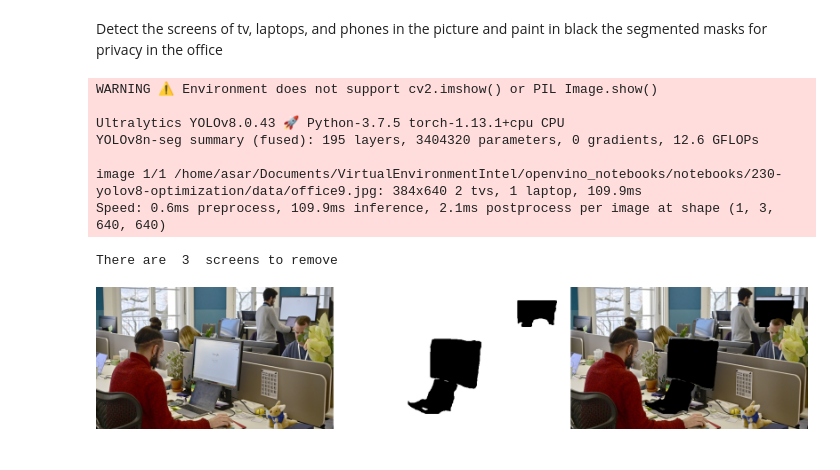
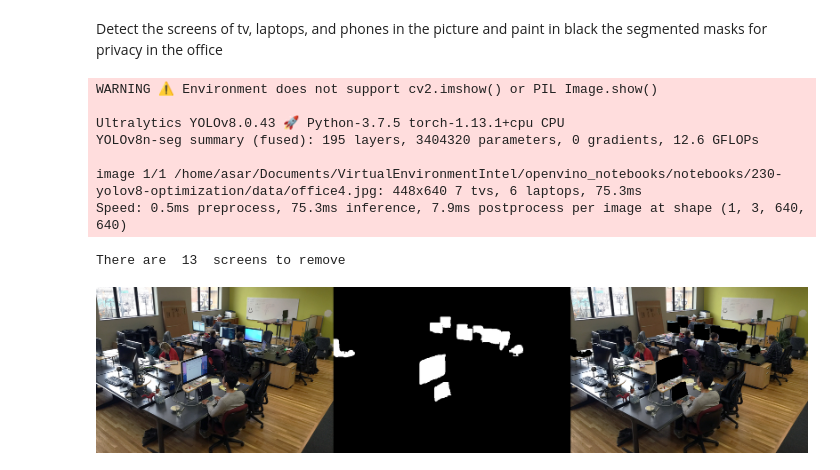
Before and after one commit to allosart/RemoveScreensYOLO, a Jupyter notebook: RemoveScreensYOLO.ipynb, the cells around one changed output. Cells and saved outputs as stored; diff of their text form; code cells hidden in the pictures.

```diff
--- a/RemoveScreensYOLO.ipynb
+++ b/RemoveScreensYOLO.ipynb
@@ -14,7 +14,7 @@ from pathlib import Path
 # %% [markdown]
 Detect the screens of tv, laptops, and phones in the picture and paint in black the segmented masks for privacy in the office
 # %%
-path_of_image = "./data/office9.jpg"
+path_of_image = "./data/office4.jpg"
 models_dir = Path('./models')
 models_dir.mkdir(exist_ok=True)
 IMAGE_PATH = Path(path_of_image)
@@ -25,42 +25,42 @@ seg_model = YOLO(models_dir / f'{SEG_MODEL_NAME}.pt')
 results = seg_model.predict(IMAGE_PATH, classes=[62,63,67], show=True, hide_labels=True, hide_conf=True)
 result = results[0]
 
-# Get the required information about the masks
+# Get the required information about the mask
 mask_data = list((result.masks.masks).size())
 detected_screens = mask_data[0]
 mask_shape_h = mask_data[1]
 mask_shape_w = mask_data[2]
 
 print("There are ", str(detected_screens), " screens to remove")
 
 # Resize image to mask
 inputImg = cv2.imread(path_of_image)
-inputImg_resized = cv2.resize(inputImg, (final_mask.shape[1], final_mask.shape[0]))
+inputImg_resized = cv2.resize(inputImg, (mask_shape_w, mask_shape_h))
 #cv2_imshow(inputImg_resized)
 
 # Put together all the segmented masks for the detected screens to obtain a mask for all the screens in the picture
 mask = np.zeros([mask_shape_h, mask_shape_w])
 for i in range(len(result.masks.masks)):
     mask = mask + result.masks.masks[i].numpy()
 final_mask = (mask * 255).astype("uint8")
-final_mask = cv2.bitwise_not(final_mask)
 #cv2_imshow(final_mask)
 
-# Apply mask and show image
-masked = cv2.bitwise_and(inputImg_resized, inputImg_resized , mask = final_mask)
-#cv2_imshow(masked)
+# Apply mask to a copy of the original image
+masked_result = inputImg_resized.copy()
+masked_result[final_mask!=0] = (0,0,0)
+#cv2_imshow(masked_result)
 
 # Display the original picture, the mask, and the masked outcome
 final_mask_3_channels = cv2.cvtColor(final_mask, cv2.COLOR_GRAY2BGR)
-numpy_horizontal = np.hstack((inputImg_resized, final_mask_3_channels, masked))
+numpy_horizontal = np.hstack((inputImg_resized, final_mask_3_channels, masked_result))
 cv2_imshow(numpy_horizontal)
 # %% [output]
 WARNING ⚠️ Environment does not support cv2.imshow() or PIL Image.show()
 
 Ultralytics YOLOv8.0.43 🚀 Python-3.7.5 torch-1.13.1+cpu CPU
 YOLOv8n-seg summary (fused): 195 layers, 3404320 parameters, 0 gradients, 12.6 GFLOPs
 
-image 1/1 /home/asar/Documents/VirtualEnvironmentIntel/openvino_notebooks/notebooks/230-yolov8-optimization/data/office9.jpg: 384x640 2 tvs, 1 laptop, 109.9ms
-Speed: 0.6ms preprocess, 109.9ms inference, 2.1ms postprocess per image at shape (1, 3, 640, 640)
+image 1/1 /home/asar/Documents/VirtualEnvironmentIntel/openvino_notebooks/notebooks/230-yolov8-optimization/data/office4.jpg: 448x640 7 tvs, 6 laptops, 75.3ms
+Speed: 0.5ms preprocess, 75.3ms inference, 7.9ms postprocess per image at shape (1, 3, 640, 640)
-There are  3  screens to remove
+There are  13  screens to remove
-[figure, old version]
+[figure, new version]
```
Also changed, not shown: 1 other file.
